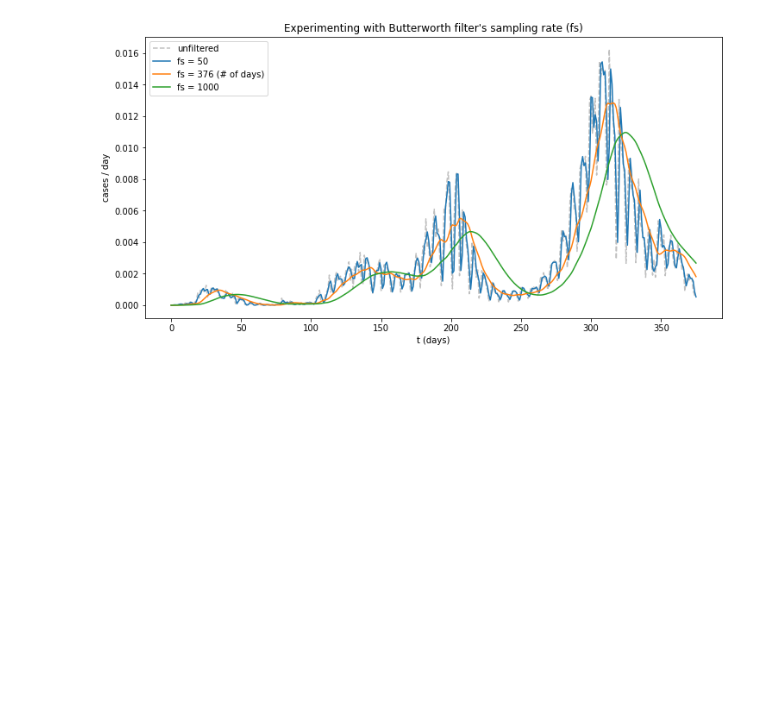
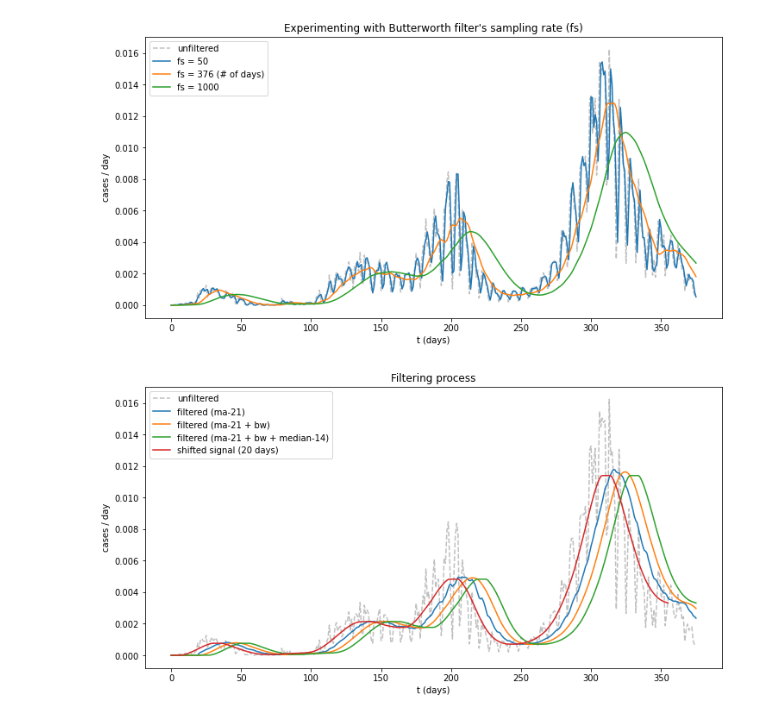
Before and after one commit to fpelogia/epid-models, a Jupyter notebook: Notebooks/new_wave.ipynb, the cells around one changed output. Cells and saved outputs as stored; diff of their text form; code cells hidden in the pictures; blank space fills up the shorter version.

```diff
--- a/Notebooks/new_wave.ipynb
+++ b/Notebooks/new_wave.ipynb
@@ -233,3 +279,36 @@ plt.legend()
 plt.show()
 # %% [output]
 [figure]
+# %%
+plt.figure(figsize=(12, 6))
+plt.title("Filtering process")
+plt.xlabel("t (days)")
+plt.ylabel("cases / day")
+
+plt.plot(unf_daily_n_cases, label="unfiltered", c='silver', linestyle='dashed')
+
+# Moving average with 21-day window
+filtered = moving_average(unf_daily_n_cases, 21)
+plt.plot(filtered, label="filtered (ma-21)")
+
+# 2nd Order Low-Pass Filter with 14-day window
+order = 2
+fs = len(data) # sampling rate
+cutoff = 14 # cutoff freq.
+fs = len(data) # sampling rate
+filtered =  butterworth_lowpass_filter(filtered, cutoff, fs, order)
+plt.plot(filtered, label="filtered (ma-21 + bw)")
+
+# Median filter with 14-day window
+filtered = median_filter(filtered, 14)
+plt.plot(filtered, label="filtered (ma-21 + bw + median-14)")
+
+# Shifted signal
+n_days_shift = 20
+plt.plot(filtered[n_days_shift:], label=f"shifted signal ({n_days_shift} days)")
+
+
+plt.legend()
+plt.show()
+# %% [output]
+[figure, added]
```
Also changed, not shown: parts of 4 cells of this notebook, 1 other file.
